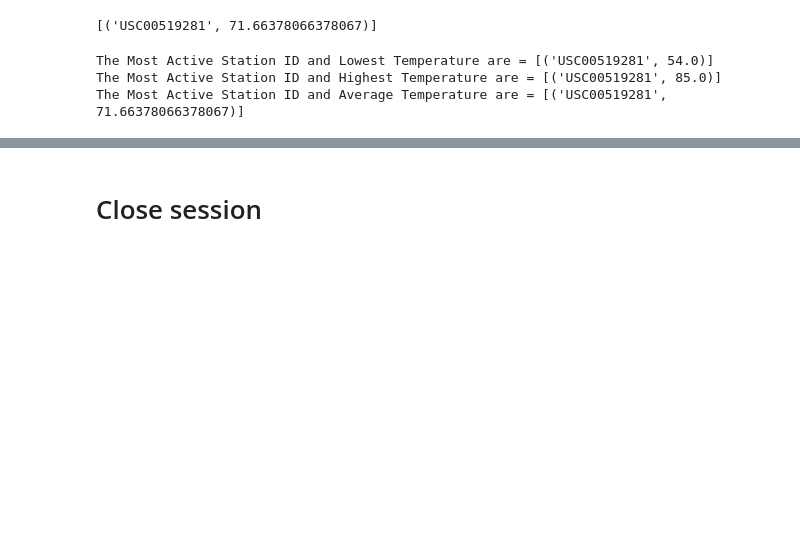
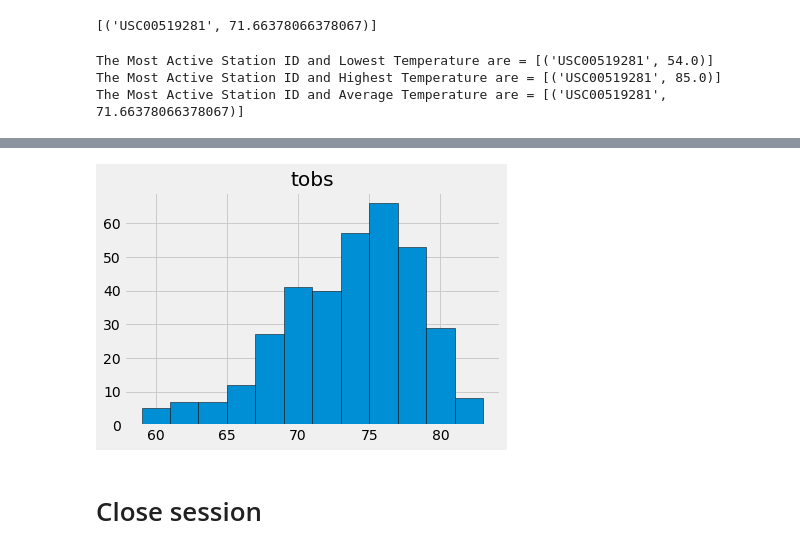
Before and after one commit to sultenfussc/SQLAlchemy_Challenge, a Jupyter notebook: climate_starter.ipynb, the cells around one changed output, grey strips where cells are left out. Saved outputs shown, nothing was run; the diff lists cells and outputs as text; code cells hidden in the pictures; blank space fills up the shorter version.

```diff
--- a/climate_starter.ipynb
+++ b/climate_starter.ipynb
@@ -233,6 +233,11 @@ The Most Active Station ID and Lowest Temperature are = [('USC00519281', 54.0)]
 The Most Active Station ID and Highest Temperature are = [('USC00519281', 85.0)]
 The Most Active Station ID and Average Temperature are = [('USC00519281', 71.66378066378067)]
 # %%
-# Using the most active station id
-# Query the last 12 months of temperature observation data for
-#this station and plot the results as a histogram
+# Using the most active station id Query the last 12 months of temperature
+# observation data for this station and
+last_years_temps=session.query(measurement.date, measurement.tobs).\
+    filter(measurement.station == 'USC00519281').\
+    filter(measurement.date >= date_year_prior).\
+    order_by(measurement.station).all()
+
+last_years_temps
@@ -239,3 +262,11 @@ The Most Active Station ID and Average Temperature are = [('USC00519281', 71.663
+# %%
+# Plot the results as a histogram
+last_years_temps=pd.DataFrame(last_years_temps, columns=['date', 'tobs'])
+last_years_temps.hist(bins=12, edgecolor="black")
+
+plt.show()
+# %% [output]
+[figure, added]
 # %% [markdown]
 # Close session
 # %%
```
Also changed, not shown: parts of 3 cells of this notebook.
